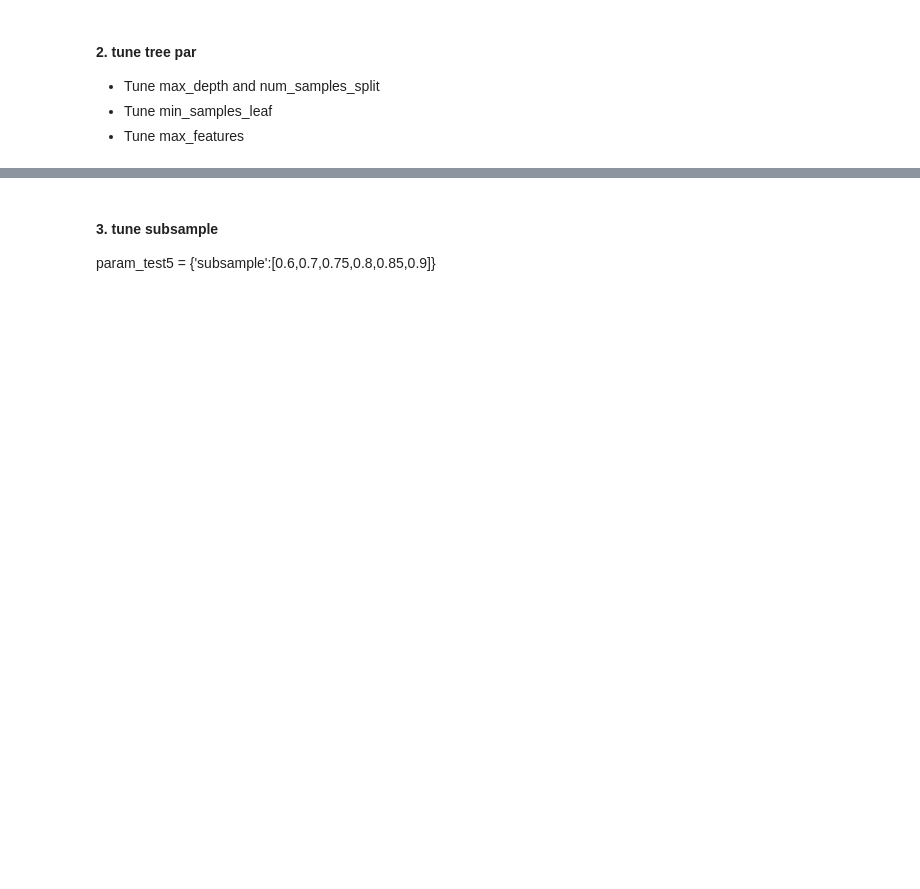
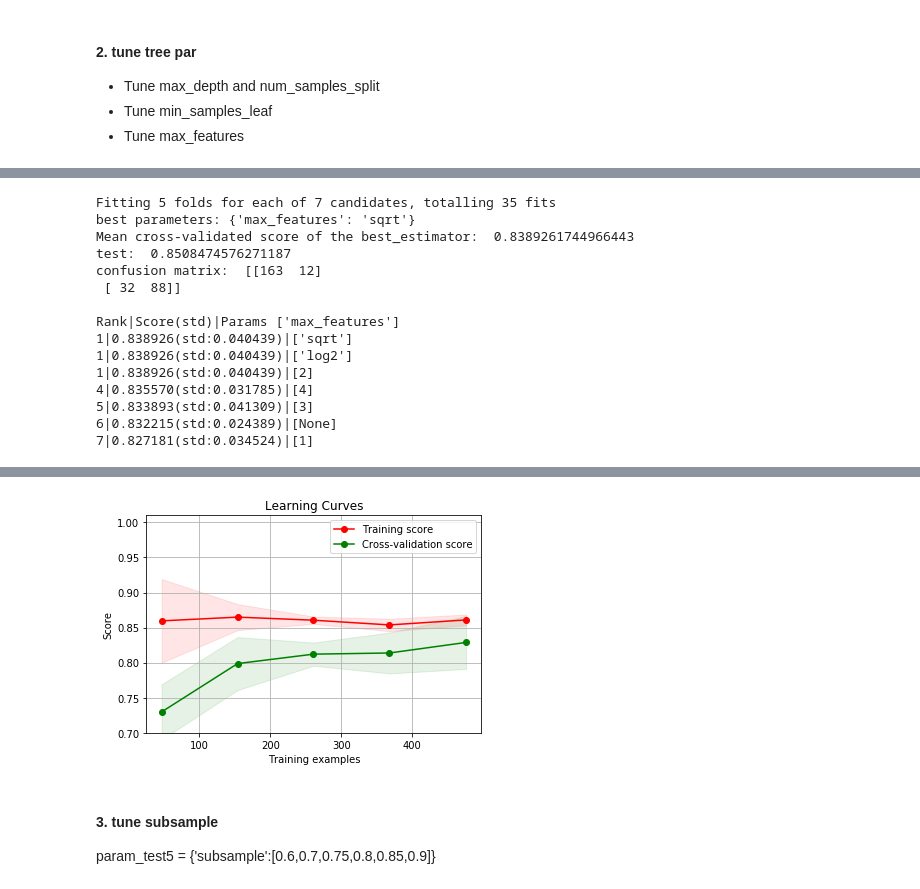
Before and after one commit to alancet/test, a Jupyter notebook: kaggle/titanic/src/myPredict.ipynb, the cells around one changed output, grey strips where cells are left out. Saved outputs shown, nothing was run; the diff lists cells and outputs as text; code cells hidden in the pictures; blank space fills up the shorter version.

```diff
--- a/kaggle/titanic/src/myPredict.ipynb
+++ b/kaggle/titanic/src/myPredict.ipynb
@@ -2498,11 +2582,12 @@ param_grid = {
 }
 
 grid_search = GridSearchCV(GradientBoostingClassifier(learning_rate=0.1,
-                                                      n_estimators=60,
-                                                      min_samples_split=500,
-                                                      min_samples_leaf=50,
-                                                      max_depth=8,
-                                                      subsample=0.8,
+                                                      n_estimators=25,
+                                                      min_samples_split=9,
+                                                      min_samples_leaf=2,
+                                                      max_depth=5,
+                                                      max_features='sqrt',
+                                                      subsample=0.5,
                                                       random_state=10),
                            param_grid, cv=5, n_jobs=6, verbose=1)
 grid_search.fit(X_train, y_train)
@@ -2517,3 +2602,24 @@ report2(grid_search.cv_results_, n_top=10)
 pd.concat((pd.DataFrame(X_train.columns, columns = ['variable']),
            pd.DataFrame(grid_search.best_estimator_.feature_importances_, columns = ['importance'])),
           axis = 1).sort_values(by='importance', ascending = False)
+title = "Learning Curves"
+plot_learning_curve(grid_search.best_estimator_,
+                    title, X_train, y_train,
+                    ylim=(0.7, 1.01),
+                    cv=5, n_jobs=6)
+# %% [output]
+Fitting 5 folds for each of 7 candidates, totalling 35 fits
+best parameters: {'max_features': 'sqrt'}
+Mean cross-validated score of the best_estimator:  0.8389261744966443
+test:  0.8508474576271187
+confusion matrix:  [[163  12]
+ [ 32  88]]
+
+Rank|Score(std)|Params ['max_features']
+1|0.838926(std:0.040439)|['sqrt']
+1|0.838926(std:0.040439)|['log2']
+1|0.838926(std:0.040439)|[2]
+4|0.835570(std:0.031785)|[4]
+5|0.833893(std:0.041309)|[3]
+6|0.832215(std:0.024389)|[None]
+7|0.827181(std:0.034524)|[1]
@@ -2520,3 +2628,4 @@ pd.concat((pd.DataFrame(X_train.columns, columns = ['variable']),
+[figure, added]
 # %% [markdown]
 #### 3. tune subsample
 
```
Also changed, not shown: parts of 17 cells of this notebook.
